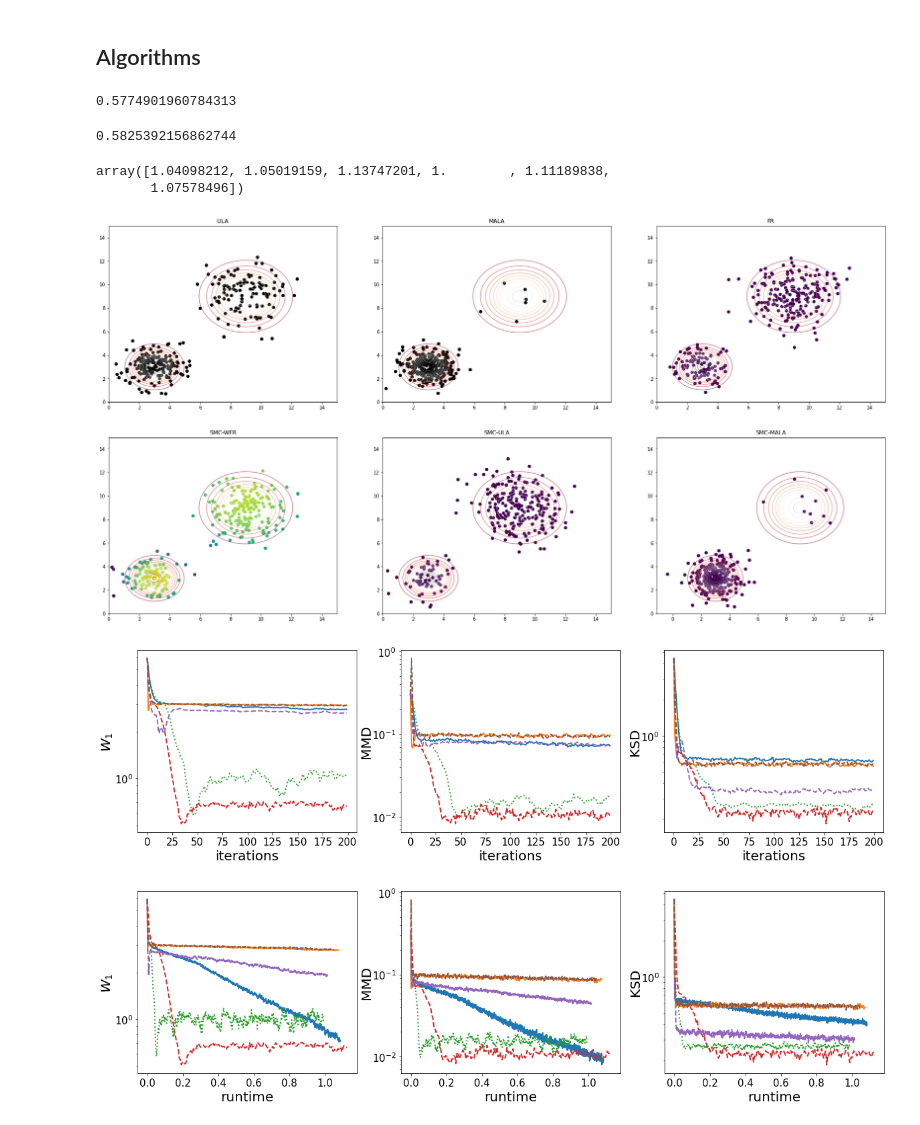
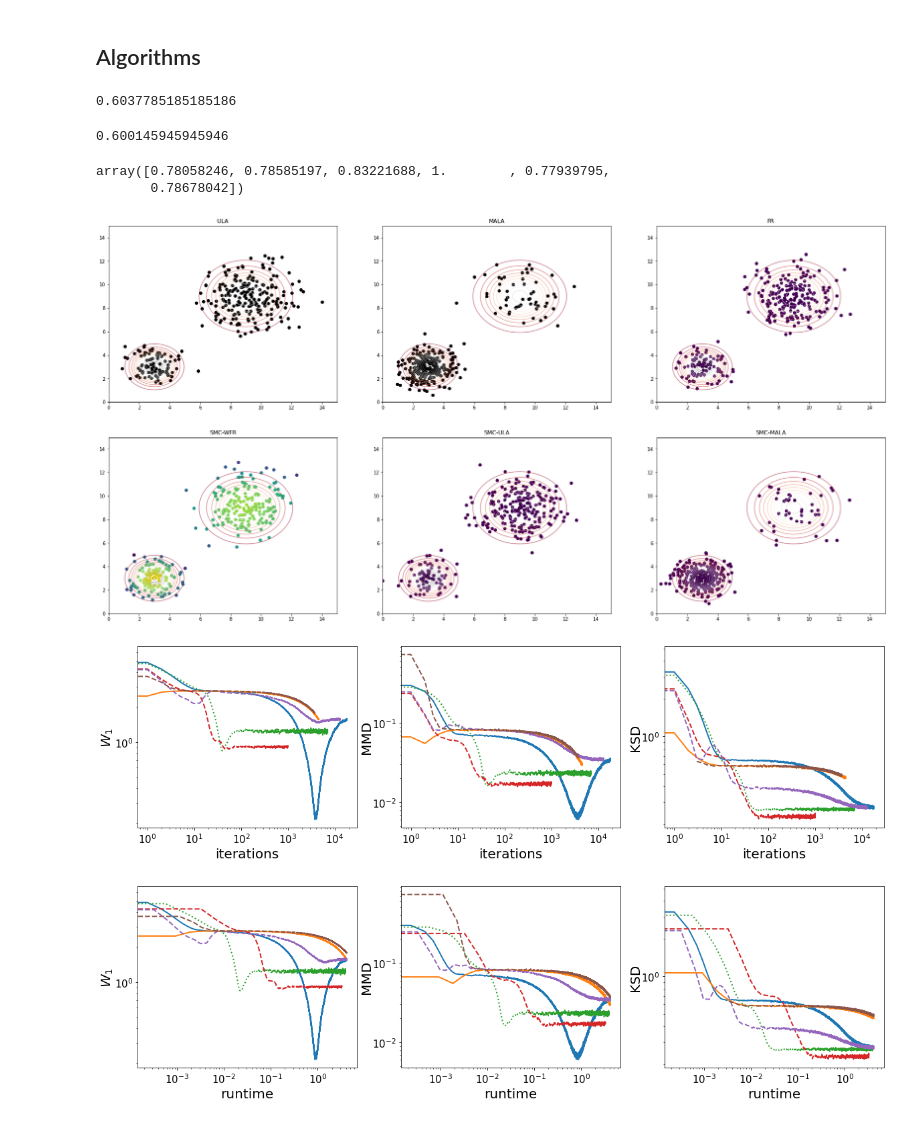
Before and after one commit to FrancescaCrucinio/SMC-WFR, a Jupyter notebook: GaussianMixture/GaussianMixture2D_FlowComparison.ipynb, the cells around one changed output. Saved outputs shown, nothing was run; the diff lists cells and outputs as text; code cells hidden in the pictures.

```diff
--- a/GaussianMixture/GaussianMixture2D_FlowComparison.ipynb
+++ b/GaussianMixture/GaussianMixture2D_FlowComparison.ipynb
@@ -53,15 +53,15 @@ true_sample = np.zeros((N, d))
 for n in range(N):
       true_sample[n, :] = np.random.multivariate_normal(ms[component[n], :], Sigmas[component[n], :, :], size = 1)[0]
 # %%
-Niter = 200
-Niter_ula = int(Niter*13.6)
-Niter_mala = int(Niter*3.4)
-Niter_fr = int(Niter*4.5)
-Niter_smcula = int(Niter*8.9)
-Niter_smcmala = int(Niter*2.7)
+Niter = 1000
+Niter_ula = int(Niter*18)
+Niter_mala = int(Niter*4.5)
+Niter_fr = int(Niter*7)
+Niter_smcula = int(Niter*13)
+Niter_smcmala = int(Niter*3.7)
 # %%
 gamma_mala = 0.85
-gamma_smcmala = 0.6
+gamma_smcmala = 0.85
 # %%
 Nalgo = 6
 Nrep = 50
@@ -113,17 +113,17 @@ for i in range(Nrep):
 # %%
 np.mean(np.sum(accepted_mala, axis = 0)/Niter_mala)
 # %% [output]
-0.5774901960784313
+0.6037785185185186
 # %%
-np.mean(np.sum(accepted_smcmala, axis = 0)/Niter_mala)
+np.mean(np.sum(accepted_smcmala, axis = 0)/Niter_smcmala)
 # %% [output]
-0.5825392156862744
+0.600145945945946
 # %%
 avg_runtime = np.mean(runtime, axis = 0)
 avg_runtime[3]/avg_runtime
 # %% [output]
-array([1.04098212, 1.05019159, 1.13747201, 1.        , 1.11189838,
-       1.07578496])
+array([0.78058246, 0.78585197, 0.83221688, 1.        , 0.77939795,
+       0.78678042])
 # %%
 i = Nrep-1
 plt.figure(figsize = (12,6))
@@ -159,9 +159,9 @@ plt.subplots_adjust(left=-1,
                     wspace=0.2,
                     hspace=0.2)
 plt.show()
-# plt.savefig("GaussianMixture4Modes.pdf")
+# plt.savefig('plot_gm.pdf', bbox_inches="tight")
 # %% [output]
-[figure, old version]
+[figure, new version]
 # %%
 xx_ula = avg_runtime[0]/Niter_ula*np.arange(Niter_ula)
 xx_mala = avg_runtime[1]/Niter_mala*np.arange(Niter_mala)
@@ -238,78 +238,78 @@ w1_smcmala_plot = np.mean(np.mean(w1_smcmala, axis = 1), axis = 0)
 # %%
 plt.figure(figsize = (20,5))
 plt.subplot(1, 3, 1)
-plt.semilogy(w1_ula_plot[:Niter], label = 'ULA', lw = 2)
-plt.plot(w1_mala_plot[:Niter], label = 'MALA', lw = 2)
-plt.plot(w1_fr_plot[:Niter], label = 'SMC-tempering', lw = 2, linestyle = 'dotted')
+plt.loglog(w1_ula_plot, label = 'ULA', lw = 2)
+plt.plot(w1_mala_plot, label = 'MALA', lw = 2)
+plt.plot(w1_fr_plot, label = 'SMC-tempering', lw = 2, linestyle = 'dotted')
 plt.plot(w1_wfr_plot, label = 'SMC-WFR', lw = 2, linestyle = 'dashed')
-plt.plot(w1_smcula_plot[:Niter], label = 'SMC-ULA', lw = 2, linestyle = 'dashed')
-plt.plot(w1_smcmala_plot[:Niter], label = 'SMC-MALA', lw = 2, linestyle = 'dashed')
+plt.plot(w1_smcula_plot, label = 'SMC-ULA', lw = 2, linestyle = 'dashed')
+plt.plot(w1_smcmala_plot, label = 'SMC-MALA', lw = 2, linestyle = 'dashed')
 plt.xlabel('iterations', fontsize = 20)
 plt.ylabel('$W_1$', fontsize = 20, labelpad=-1)
 plt.xticks(fontsize=15);
 plt.yticks(fontsize=15);
 # legend = plt.legend(loc = 'lower center', bbox_to_anchor=(1, -0.5), ncol = 6, fontsize = 20)
 plt.subplot(1, 3, 2)
-plt.semilogy(np.mean(mmd_ula, axis = 0)[:Niter], lw = 2)
-plt.plot(np.mean(mmd_mala, axis = 0)[:Niter], lw = 2)
-plt.plot(np.mean(mmd_fr, axis = 0)[:Niter], lw = 2, linestyle = 'dotted')
+plt.loglog(np.mean(mmd_ula, axis = 0), lw = 2)
+plt.plot(np.mean(mmd_mala, axis = 0), lw = 2)
+plt.plot(np.mean(mmd_fr, axis = 0), lw = 2, linestyle = 'dotted')
 plt.plot(np.mean(mmd_wfr, axis = 0), lw = 2, linestyle = 'dashed')
-plt.plot(np.mean(mmd_smcula, axis = 0)[:Niter], lw = 2, linestyle = 'dashed')
-plt.plot(np.mean(mmd_smcmala, axis = 0)[:Niter], lw = 2, linestyle = 'dashed')
+plt.plot(np.mean(mmd_smcula, axis = 0), lw = 2, linestyle = 'dashed')
+plt.plot(np.mean(mmd_smcmala, axis = 0), lw = 2, linestyle = 'dashed')
 plt.xlabel('iterations', fontsize = 20)
 plt.ylabel('MMD', fontsize = 20, labelpad=-1)
 plt.xticks(fontsize=15);
 plt.yticks(fontsize=15);
 plt.subplot(1, 3, 3)
-plt.semilogy(np.mean(ksd_ula, axis = 0)[:Niter], lw = 2)
-plt.plot(np.mean(ksd_mala, axis = 0)[:Niter], lw = 2)
-plt.plot(np.mean(ksd_fr, axis = 0)[:Niter], lw = 2, linestyle = 'dotted')
+plt.loglog(np.mean(ksd_ula, axis = 0), lw = 2)
+plt.plot(np.mean(ksd_mala, axis = 0), lw = 2)
+plt.plot(np.mean(ksd_fr, axis = 0), lw = 2, linestyle = 'dotted')
 plt.plot(np.mean(ksd_wfr, axis = 0), lw = 2, linestyle = 'dashed')
-plt.plot(np.mean(ksd_smcula, axis = 0)[:Niter], lw = 2, linestyle = 'dashed')
-plt.plot(np.mean(ksd_smcmala, axis = 0)[:Niter], lw = 2, linestyle = 'dashed')
+plt.plot(np.mean(ksd_smcula, axis = 0), lw = 2, linestyle = 'dashed')
+plt.plot(np.mean(ksd_smcmala, axis = 0), lw = 2, linestyle = 'dashed')
 plt.xlabel('iterations', fontsize = 20)
 plt.ylabel('KSD', fontsize = 20, labelpad=-1)
 plt.xticks(fontsize=15);
 plt.yticks(fontsize=15);
-# plt.savefig('conv_iter_gm.pdf', bbox_inches="tight")
+plt.savefig('conv_iter_gm.pdf', bbox_inches="tight")
 # %% [output]
-[figure, old version]
+[figure, new version]
 # %%
 plt.figure(figsize = (20,5))
 plt.subplot(1, 3, 1)
-plt.semilogy(xx_ula, w1_ula_plot, label = 'ULA', lw = 2)
+plt.loglog(xx_ula, w1_ula_plot, label = 'ULA', lw = 2)
 plt.plot(xx_mala, w1_mala_plot, label = 'MALA', lw = 2)
 plt.plot(xx_fr, w1_fr_plot, label = 'SMC-tempering', lw = 2, linestyle = 'dotted')
 plt.plot(xx_wfr, w1_wfr_plot, label = 'SMC-WFR', lw = 2, linestyle = 'dashed')
 plt.plot(xx_smcula, w1_smcula_plot, label = 'SMC-ULA', lw = 2, linestyle = 'dashed')
 plt.plot(xx_smcmala, w1_smcmala_plot, label = 'SMC-MALA', lw = 2, linestyle = 'dashed')
 plt.xlabel('runtime', fontsize = 20)
 plt.ylabel('$W_1$', fontsize = 20, labelpad=-1)
 plt.xticks(fontsize=15);
 plt.yticks(fontsize=15);
 plt.subplot(1, 3, 2)
-plt.semilogy(xx_ula, np.mean(mmd_ula, axis = 0), lw = 2)
+plt.loglog(xx_ula, np.mean(mmd_ula, axis = 0), lw = 2)
 plt.plot(xx_mala, np.mean(mmd_mala, axis = 0), lw = 2)
 plt.plot(xx_fr, np.mean(mmd_fr, axis = 0), lw = 2, linestyle = 'dotted')
 plt.plot(xx_wfr, np.mean(mmd_wfr, axis = 0), lw = 2, linestyle = 'dashed')
 plt.plot(xx_smcula, np.mean(mmd_smcula, axis = 0), lw = 2, linestyle = 'dashed')
 plt.plot(xx_smcmala, np.mean(mmd_smcmala, axis = 0), lw = 2, linestyle = 'dashed')
 plt.xlabel('runtime', fontsize = 20)
 plt.ylabel('MMD', fontsize = 20, labelpad=-1)
 plt.xticks(fontsize=15);
 plt.yticks(fontsize=15);
 plt.subplot(1, 3, 3)
-plt.semilogy(xx_ula, np.mean(ksd_ula, axis = 0), lw = 2)
+plt.loglog(xx_ula, np.mean(ksd_ula, axis = 0), lw = 2)
 plt.plot(xx_mala, np.mean(ksd_mala, axis = 0), lw = 2)
 plt.plot(xx_fr, np.mean(ksd_fr, axis = 0), lw = 2, linestyle = 'dotted')
 plt.plot(xx_wfr, np.mean(ksd_wfr, axis = 0), lw = 2, linestyle = 'dashed')
 plt.plot(xx_smcula, np.mean(ksd_smcula, axis = 0), lw = 2, linestyle = 'dashed')
 plt.plot(xx_smcmala, np.mean(ksd_smcmala, axis = 0), lw = 2, linestyle = 'dashed')
 plt.xlabel('runtime', fontsize = 20)
 plt.ylabel('KSD', fontsize = 20, labelpad=-1)
 plt.xticks(fontsize=15);
 plt.yticks(fontsize=15);
-# plt.savefig('conv_runtime_gm.pdf', bbox_inches="tight")
+plt.savefig('conv_runtime_gm.pdf', bbox_inches="tight")
 # %% [output]
-[figure, old version]
+[figure, new version]
 # %%
```
Also changed, not shown: parts of 5 cells of this notebook, 7 other files.
